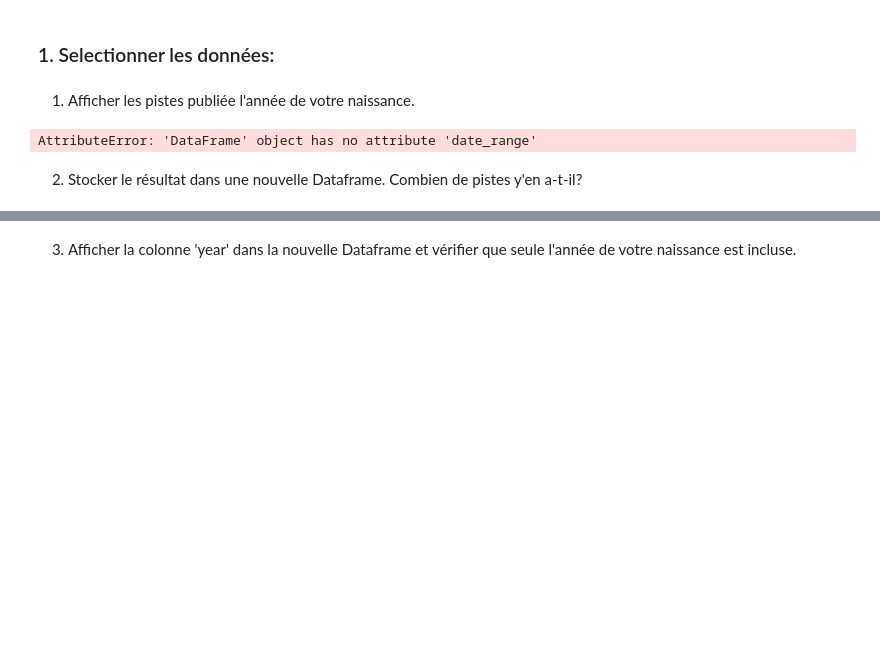
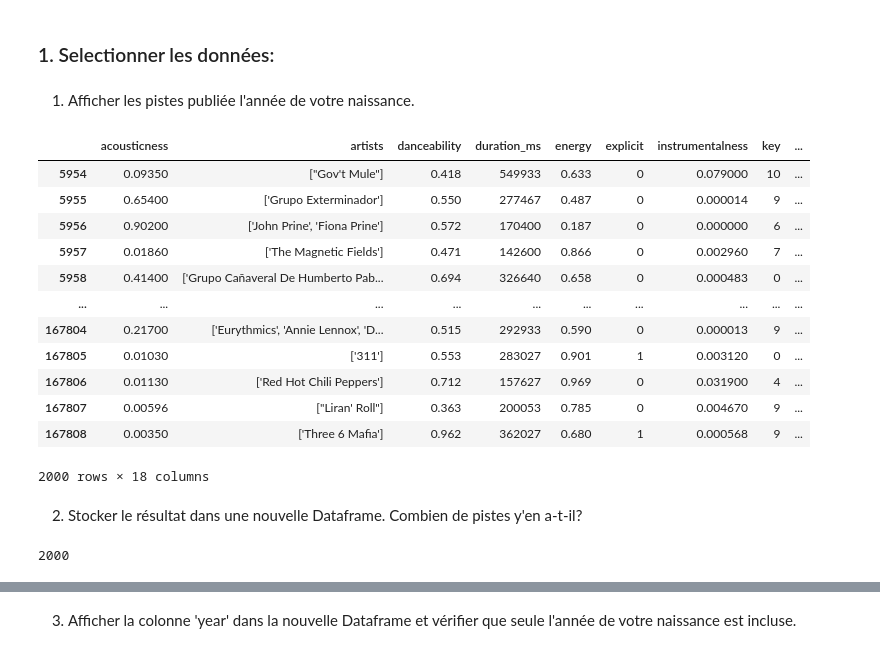
Before and after one commit to ziyadhr99/Lab_IA, a Jupyter notebook: Lab1_numpy_pandas/Lab1_AI_Numpy_Pandas.ipynb, the cells around one changed output, grey strips where cells are left out. Saved outputs shown, nothing was run; the diff lists cells and outputs as text; code cells hidden in the pictures; blank space fills up the shorter version.

```diff
--- a/Lab1_numpy_pandas/Lab1_AI_Numpy_Pandas.ipynb
+++ b/Lab1_numpy_pandas/Lab1_AI_Numpy_Pandas.ipynb
@@ -433,9 +463,26 @@ Pandas fournit une panoplie de fonctions permettant de selectionner, filtrer, or
 ### 1. Selectionner les données:
 # %% [markdown]
 1. Afficher les pistes publiée l'année de votre naissance.
-# %%
-df.date_range('29/09/1999')
-# %% [output]
-AttributeError: 'DataFrame' object has no attribute 'date_range'
+# %%
+df[df["year"]==1999] #ce n'est pas une copie qui est renvoyée, mais une vue, donc, on ne peut pas modifier le résultat
+# %% [output]
+|  | acousticness | artists | danceability | duration_ms | energy | explicit | instrumentalness | key | ... |
+| 5954 | 0.09350 | ["Gov't Mule"] | 0.418 | 549933 | 0.633 | 0 | 0.079000 | 10 | ... |
+| 5955 | 0.65400 | ['Grupo Exterminador'] | 0.550 | 277467 | 0.487 | 0 | 0.000014 | 9 | ... |
+| 5956 | 0.90200 | ['John Prine', 'Fiona Prine'] | 0.572 | 170400 | 0.187 | 0 | 0.000000 | 6 | ... |
+| 5957 | 0.01860 | ['The Magnetic Fields'] | 0.471 | 142600 | 0.866 | 0 | 0.002960 | 7 | ... |
+| 5958 | 0.41400 | ['Grupo Cañaveral De Humberto Pab... | 0.694 | 326640 | 0.658 | 0 | 0.000483 | 0 | ... |
+| ... | ... | ... | ... | ... | ... | ... | ... | ... | ... |
+| 167804 | 0.21700 | ['Eurythmics', 'Annie Lennox', 'D... | 0.515 | 292933 | 0.590 | 0 | 0.000013 | 9 | ... |
+| 167805 | 0.01030 | ['311'] | 0.553 | 283027 | 0.901 | 1 | 0.003120 | 0 | ... |
+| 167806 | 0.01130 | ['Red Hot Chili Peppers'] | 0.712 | 157627 | 0.969 | 0 | 0.031900 | 4 | ... |
+| 167807 | 0.00596 | ["Liran' Roll"] | 0.363 | 200053 | 0.785 | 0 | 0.004670 | 9 | ... |
+| 167808 | 0.00350 | ['Three 6 Mafia'] | 0.962 | 362027 | 0.680 | 1 | 0.000568 | 9 | ... |
+2000 rows × 18 columns
 # %% [markdown]
 2. Stocker le résultat dans une nouvelle Dataframe. Combien de pistes y'en a-t-il?
+# %%
+dt = df.loc[df['year'] == 1999,:]
+dt.shape[0]         #2000 pistes
+# %% [output]
+2000
```
Also changed, not shown: parts of 7 cells of this notebook.
